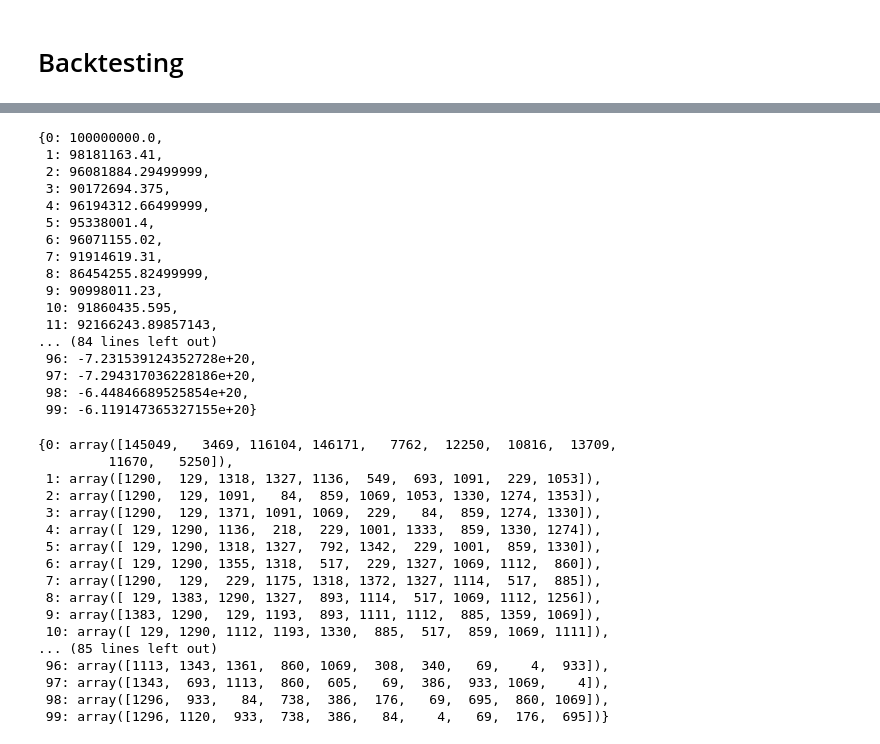
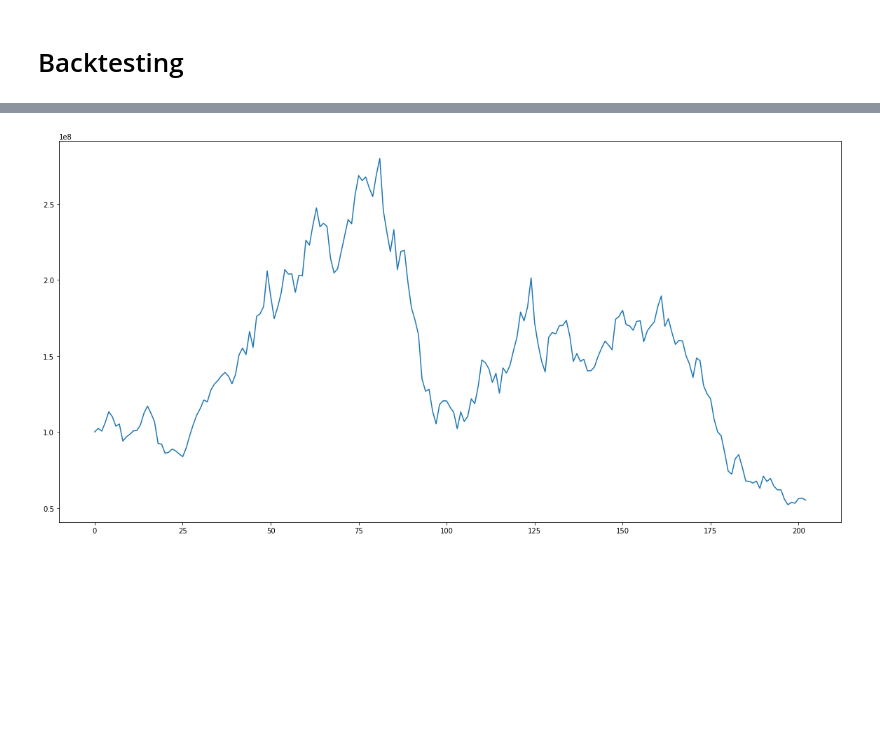
Before and after one commit to matlif/deeplearninveststrat, a Jupyter notebook: backTestingResult.ipynb, the cells around one changed output, grey strips where cells are left out. Drawn from its saved outputs; the diff is of its cells as text; code cells hidden in the pictures; blank space fills up the shorter version.

```diff
--- a/backTestingResult.ipynb
+++ b/backTestingResult.ipynb
@@ -28,3 +31,6 @@ df.drop(['gics-sector', 'mom1m', 'mom3m', 'mom6m', 'mom9m', 'mrkcap',
        'prccm', 'ajexm', 'EBIT', 'EBIT/EV'], axis=1, inplace=True)
 # %%
 df = df[df.index >datetime(2001,1,1)]
+df = df.pivot(columns = 'gvkey', values = ['adjusted_price','indicator','volume_monthly'])
+df = df.bfill()
+df = df.ffill()
@@ -32,0 +37,11 @@ df = df.pivot(columns = 'gvkey', values = ['adjusted_price','indicator','volume_
+# %%
+dfPrice = df['adjusted_price']
+goodStock = list()
+for ticker in dfPrice.columns.values:
+    stock = dfPrice[ticker]
+    pt = dfPrice[ticker].pct_change()[1:].tolist()
+    ptchec = [i for i in pt if abs(i)<0.5]
+    if len(pt) == len(ptchec):
+        if ticker not in set(goodStock):
+            goodStock.append(ticker)
+len(goodStock)
@@ -35,11 +52,11 @@ df = df.pivot(columns = 'gvkey', values = ['adjusted_price','indicator','volume_
 # %%
 from backTesting import algo2
 # %%
-periods = 100
-prices = df['adjusted_price'].values
-indicators = df['indicator'].values
-volume_monthly = df['volume_monthly'].values
-tickers = df.columns.get_level_values(1).unique().values
+periods = len(df)
+prices = df['adjusted_price'][goodStock].values
+indicators = df['indicator'][goodStock].values
+volume_monthly = df['volume_monthly'][goodStock].values * 1000000
+tickers = df['volume_monthly'][goodStock].columns.values
 # %%
 mm = algo2(prices[0, :], indicators[0, :], volume_monthly[0, :], len(tickers), tickers)
 # %%
@@ -87,40 +104,7 @@ mm.tradingHistory
-# %%
-mm.port_value
-# %% [output]
-{0: 100000000.0,
- 1: 98181163.41,
- 2: 96081884.29499999,
- 3: 90172694.375,
- 4: 96194312.66499999,
- 5: 95338001.4,
- 6: 96071155.02,
- 7: 91914619.31,
- 8: 86454255.82499999,
- 9: 90998011.23,
- 10: 91860435.595,
- 11: 92166243.89857143,
-... (84 lines left out)
- 96: -7.231539124352728e+20,
- 97: -7.294317036228186e+20,
- 98: -6.44846689525854e+20,
- 99: -6.119147365327155e+20}
-# %%
-mm.holdingStock
-# %% [output]
-{0: array([145049,   3469, 116104, 146171,   7762,  12250,  10816,  13709,
-         11670,   5250]),
- 1: array([1290,  129, 1318, 1327, 1136,  549,  693, 1091,  229, 1053]),
- 2: array([1290,  129, 1091,   84,  859, 1069, 1053, 1330, 1274, 1353]),
- 3: array([1290,  129, 1371, 1091, 1069,  229,   84,  859, 1274, 1330]),
- 4: array([ 129, 1290, 1136,  218,  229, 1001, 1333,  859, 1330, 1274]),
- 5: array([ 129, 1290, 1318, 1327,  792, 1342,  229, 1001,  859, 1330]),
- 6: array([ 129, 1290, 1355, 1318,  517,  229, 1327, 1069, 1112,  860]),
- 7: array([1290,  129,  229, 1175, 1318, 1372, 1327, 1114,  517,  885]),
- 8: array([ 129, 1383, 1290, 1327,  893, 1114,  517, 1069, 1112, 1256]),
- 9: array([1383, 1290,  129, 1193,  893, 1111, 1112,  885, 1359, 1069]),
- 10: array([ 129, 1290, 1112, 1193, 1330,  885,  517,  859, 1069, 1111]),
-... (85 lines left out)
- 96: array([1113, 1343, 1361,  860, 1069,  308,  340,   69,    4,  933]),
- 97: array([1343,  693, 1113,  860,  605,   69,  386,  933, 1069,    4]),
- 98: array([1296,  933,   84,  738,  386,  176,   69,  695,  860, 1069]),
- 99: array([1296, 1120,  933,  738,  386,   84,    4,   69,  176,  695])}
+# %%
+port_val = [i for i in mm.port_value.values()]
+plt.figure(figsize=(20,10))
+plt.plot(port_val)
+plt.show()
+# %% [output]
+[figure, added]
```
Also changed, not shown: parts of 5 cells of this notebook.
